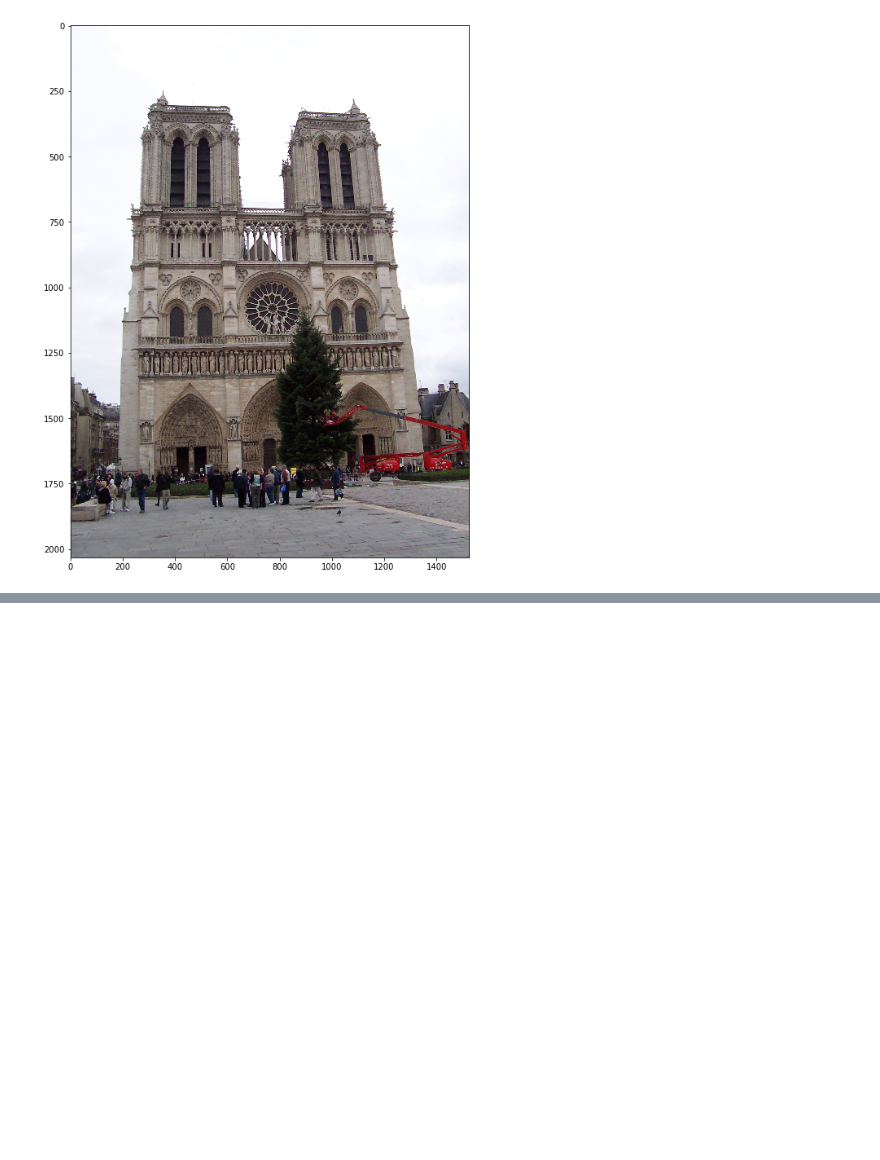
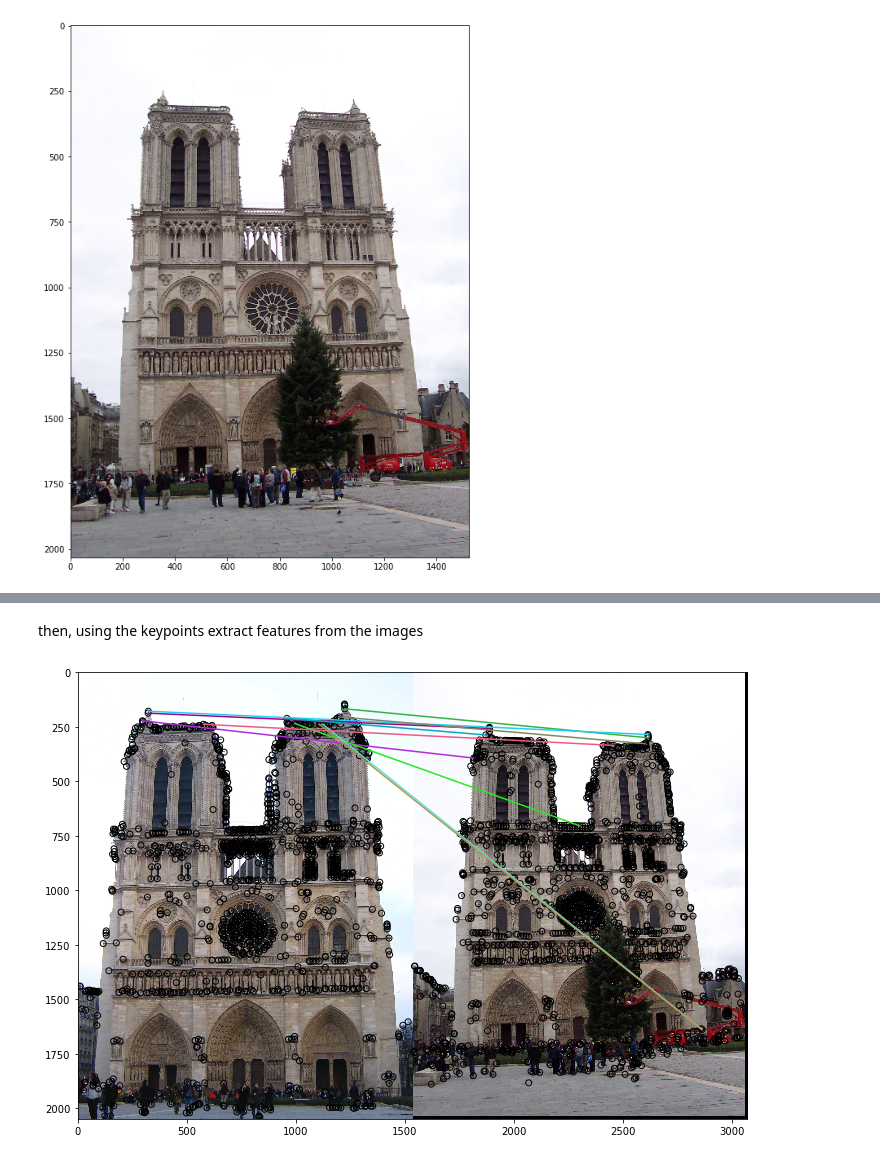
Before and after one commit to wderekjones/local_feature_matching, a Jupyter notebook: local_feature_matching_2.ipynb, the cells around one changed output, grey strips where cells are left out. Saved outputs shown, nothing was run; the diff lists cells and outputs as text; code cells hidden in the pictures; blank space fills up the shorter version.

Commit message:
now using scikit-image

```diff
--- a/local_feature_matching_2.ipynb
+++ b/local_feature_matching_2.ipynb
@@ -31,0 +70,20 @@ plt.show()
+# %%
+censure = CENSURE()
+
+censure.detect(img1_gray)
+
+kp1 = censure.keypoints
+
+censure.detect(img2_gray)
+
+kp2 = censure.keypoints
+# %% [markdown]
+then, using the keypoints extract features from the images
+# %%
+brief = BRIEF()
+brief.extract(img1_gray,kp1)
+img1_feats = brief.descriptors
+brief.extract(img2_gray,kp2)
+img2_feats = brief.descriptors
+# %%
+matches = match_descriptors(img1_feats,img2_feats)
@@ -31,0 +93,11 @@ plt.show()
+# %%
+width = 12
+height = 12
+
+plt.figure(figsize=(width, height))
+
+plt.gray()
+plot_matches(plt,img1,img2,kp1,kp2,matches[:10])
+plt.show()
+# %% [output]
+[figure, added]
```
Also changed, not shown: parts of 6 cells of this notebook.
